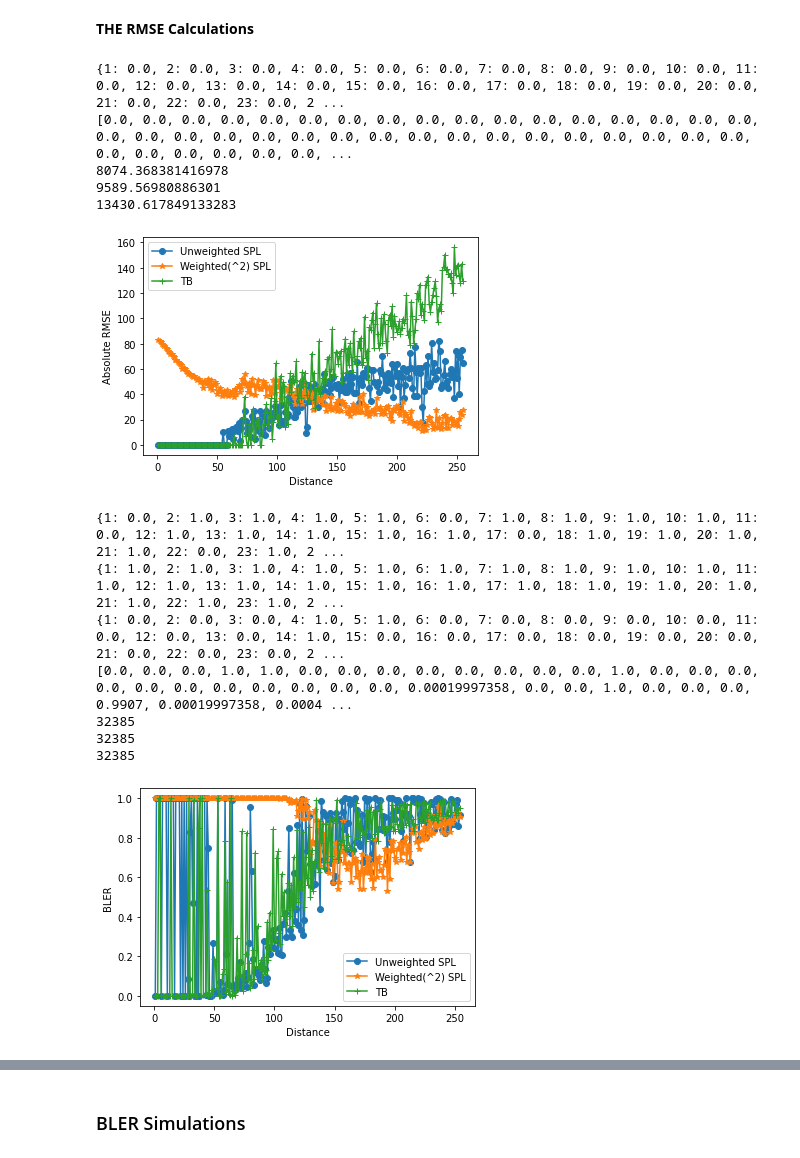
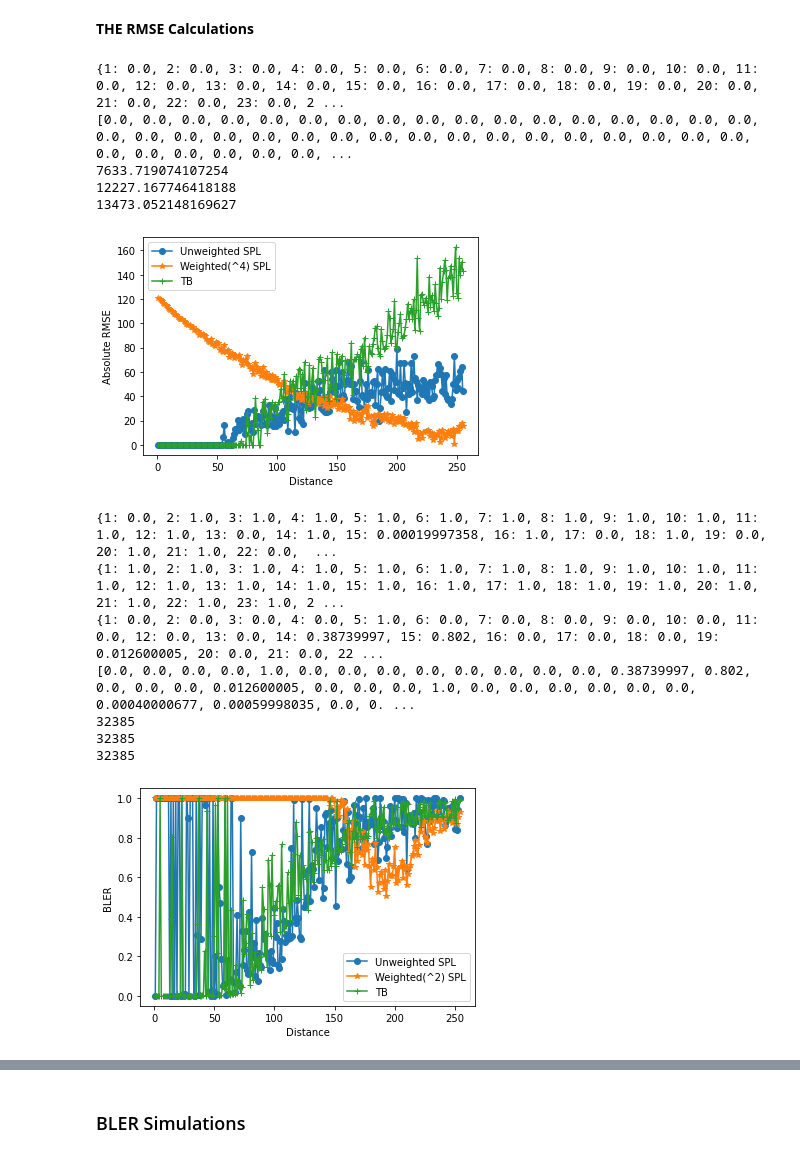
Before and after one commit to neelabhro/Deep-Learning-based-Wireless-Communications, a Jupyter notebook: SPL_uw|SPL_w|TB.ipynb, the cells around one changed output, grey strips where cells are left out. Saved outputs shown, nothing was run; the diff lists cells and outputs as text; code cells hidden in the pictures.

```diff
--- a/SPL_uw|SPL_w|TB.ipynb
+++ b/SPL_uw|SPL_w|TB.ipynb
@@ -556,7 +556,7 @@ class AE_Weighted(object):
             # Loss function
             #cross_entropy = tf.losses.sparse_softmax_cross_entropy(labels=s, logits=s_hat)
             #cross_entropy = tf.losses.sparse_softmax_cross_entropy(labels=s, logits=s_hat)
-            cross_entropy = tf.losses.sparse_softmax_cross_entropy(labels=s, logits=s_hat, weights= (s+1)**(2))
+            cross_entropy = tf.losses.sparse_softmax_cross_entropy(labels=s, logits=s_hat, weights= (s+1)**(4))
 
            # Performance metrics
             #correct_predictions_0 = tf.equal(tf.argmax(tf.nn.softmax([s_hat[x] for x in s_ind_0]), axis=1), [s[x] for x in s_ind_0])
@@ -1290,38 +1290,38 @@ rmse_uw = rmse_uwA
 
 #rmse_w = np.log2(np.divide(rmse_wA,message_factor) + 1)
 #rmse_w = (np.divide(rmse_wA,message_factor) + 1)
 rmse_w = rmse_wA
 
 
 #rmse_Tb = np.log2(np.divide(rmse_TbA,message_factor) +1)
 #rmse_Tb = (np.divide(rmse_TbA,message_factor))
 rmse_Tb = rmse_TbA
 
 message = np.arange(1,M)
 
 print(rmse_uw)
 plt.plot(message, rmse_uw, '-o');
 plt.plot(message, rmse_w, '-*');
 plt.plot(message, rmse_Tb, '-+');
 plt.xlabel('Distance')
 plt.ylabel('Absolute RMSE')
 #plt.ylim([0, 20])
 #plt.ylabel('log2 Norm RMSE deviation')
-plt.legend(['Unweighted SPL', 'Weighted(^2) SPL','TB'])
+plt.legend(['Unweighted SPL', 'Weighted(^4) SPL','TB'])
 
 
 print(np.sum(rmse_uw))
 print(np.sum(rmse_w))
 print(np.sum(rmse_Tb))
 #print(np.sum(rmse_uwA))
 #print(np.sum(rmse_wA))
 # %% [output]
 {1: 0.0, 2: 0.0, 3: 0.0, 4: 0.0, 5: 0.0, 6: 0.0, 7: 0.0, 8: 0.0, 9: 0.0, 10: 0.0, 11: 0.0, 12: 0.0, 13: 0.0, 14: 0.0, 15: 0.0, 16: 0.0, 17: 0.0, 18: 0.0, 19: 0.0, 20: 0.0, 21: 0.0, 22: 0.0, 23: 0.0, 2 ...
 [0.0, 0.0, 0.0, 0.0, 0.0, 0.0, 0.0, 0.0, 0.0, 0.0, 0.0, 0.0, 0.0, 0.0, 0.0, 0.0, 0.0, 0.0, 0.0, 0.0, 0.0, 0.0, 0.0, 0.0, 0.0, 0.0, 0.0, 0.0, 0.0, 0.0, 0.0, 0.0, 0.0, 0.0, 0.0, 0.0, 0.0, 0.0, 0.0, 0.0, ...
-8074.368381416978
-9589.56980886301
-13430.617849133283
+7633.719074107254
+12227.167746418188
+13473.052148169627
-[figure, old version]
+[figure, new version]
 # %%
 #print([x for x in s_ind[0]])
 
@@ -1384,11 +1384,11 @@ print(sum(bler_uw))
 print(sum(bler_w))
 print(sum(bler_Tb))
 # %% [output]
-{1: 0.0, 2: 1.0, 3: 1.0, 4: 1.0, 5: 1.0, 6: 0.0, 7: 1.0, 8: 1.0, 9: 1.0, 10: 1.0, 11: 0.0, 12: 1.0, 13: 1.0, 14: 1.0, 15: 1.0, 16: 1.0, 17: 0.0, 18: 1.0, 19: 1.0, 20: 1.0, 21: 1.0, 22: 0.0, 23: 1.0, 2 ...
+{1: 0.0, 2: 1.0, 3: 1.0, 4: 1.0, 5: 1.0, 6: 1.0, 7: 1.0, 8: 1.0, 9: 1.0, 10: 1.0, 11: 1.0, 12: 1.0, 13: 0.0, 14: 1.0, 15: 0.00019997358, 16: 1.0, 17: 0.0, 18: 1.0, 19: 0.0, 20: 1.0, 21: 1.0, 22: 0.0,  ...
 {1: 1.0, 2: 1.0, 3: 1.0, 4: 1.0, 5: 1.0, 6: 1.0, 7: 1.0, 8: 1.0, 9: 1.0, 10: 1.0, 11: 1.0, 12: 1.0, 13: 1.0, 14: 1.0, 15: 1.0, 16: 1.0, 17: 1.0, 18: 1.0, 19: 1.0, 20: 1.0, 21: 1.0, 22: 1.0, 23: 1.0, 2 ...
-{1: 0.0, 2: 0.0, 3: 0.0, 4: 1.0, 5: 1.0, 6: 0.0, 7: 0.0, 8: 0.0, 9: 0.0, 10: 0.0, 11: 0.0, 12: 0.0, 13: 0.0, 14: 1.0, 15: 0.0, 16: 0.0, 17: 0.0, 18: 0.0, 19: 0.0, 20: 0.0, 21: 0.0, 22: 0.0, 23: 0.0, 2 ...
-[0.0, 0.0, 0.0, 1.0, 1.0, 0.0, 0.0, 0.0, 0.0, 0.0, 0.0, 0.0, 0.0, 1.0, 0.0, 0.0, 0.0, 0.0, 0.0, 0.0, 0.0, 0.0, 0.0, 0.0, 0.0, 0.00019997358, 0.0, 0.0, 1.0, 0.0, 0.0, 0.0, 0.9907, 0.00019997358, 0.0004 ...
+{1: 0.0, 2: 0.0, 3: 0.0, 4: 0.0, 5: 1.0, 6: 0.0, 7: 0.0, 8: 0.0, 9: 0.0, 10: 0.0, 11: 0.0, 12: 0.0, 13: 0.0, 14: 0.38739997, 15: 0.802, 16: 0.0, 17: 0.0, 18: 0.0, 19: 0.012600005, 20: 0.0, 21: 0.0, 22 ...
+[0.0, 0.0, 0.0, 0.0, 1.0, 0.0, 0.0, 0.0, 0.0, 0.0, 0.0, 0.0, 0.0, 0.38739997, 0.802, 0.0, 0.0, 0.0, 0.012600005, 0.0, 0.0, 0.0, 1.0, 0.0, 0.0, 0.0, 0.0, 0.0, 0.0, 0.00040000677, 0.00059998035, 0.0, 0. ...
 32385
 32385
 32385
-[figure, old version]
+[figure, new version]
```
Also changed, not shown: parts of 10 cells of this notebook.
